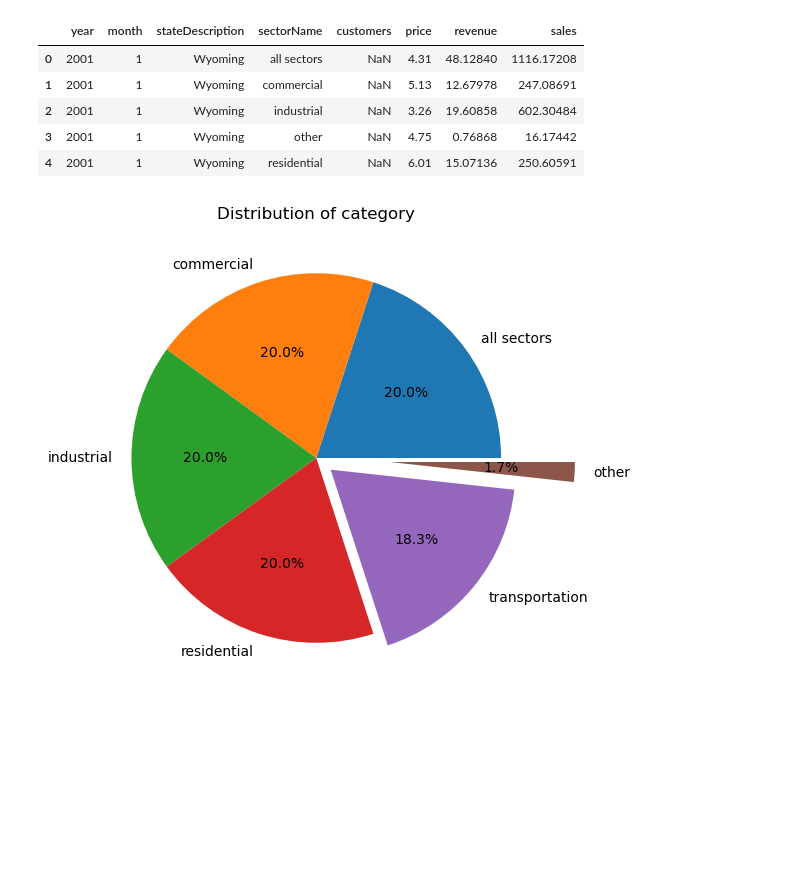
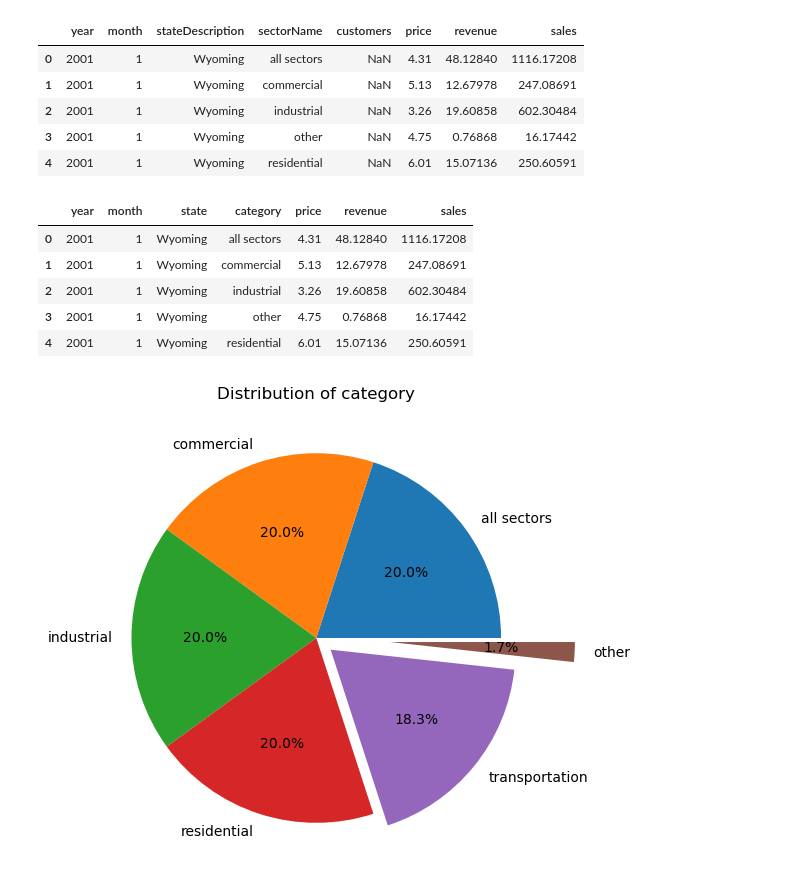
Before and after one commit to aprativ/US-Electricity-Prices-Analysis, a Jupyter notebook: Electicity_Markets-Analytics .ipynb, the cells around one changed output. Saved outputs shown, nothing was run; the diff lists cells and outputs as text; code cells hidden in the pictures; blank space fills up the shorter version.

```diff
--- a/Electicity_Markets-Analytics .ipynb
+++ b/Electicity_Markets-Analytics .ipynb
@@ -28,2 +23,11 @@ energy[energy['revenue'] < 0] = 0
 energy.rename(columns={"stateDescription": "state", "sectorName": "category"}, inplace=True)
+# %%
+energy.head()
+# %% [output]
+|  | year | month | state | category | price | revenue | sales |
+| 0 | 2001 | 1 | Wyoming | all sectors | 4.31 | 48.12840 | 1116.17208 |
+| 1 | 2001 | 1 | Wyoming | commercial | 5.13 | 12.67978 | 247.08691 |
+| 2 | 2001 | 1 | Wyoming | industrial | 3.26 | 19.60858 | 602.30484 |
+| 3 | 2001 | 1 | Wyoming | other | 4.75 | 0.76868 | 16.17442 |
+| 4 | 2001 | 1 | Wyoming | residential | 6.01 | 15.07136 | 250.60591 |
 # %%
```
Also changed, not shown: parts of 8 cells of this notebook.
